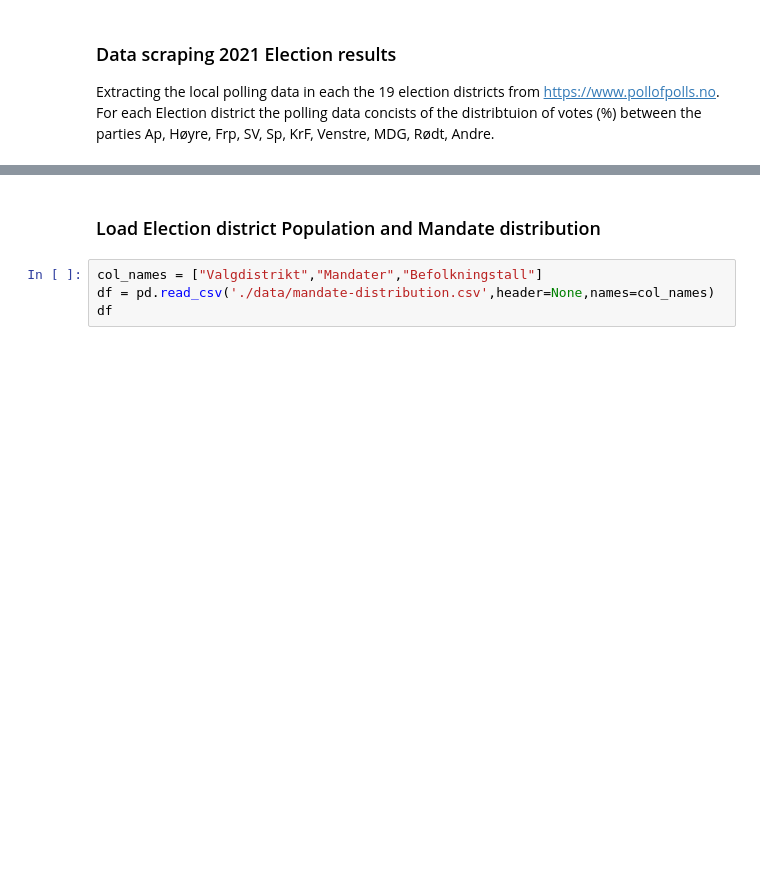
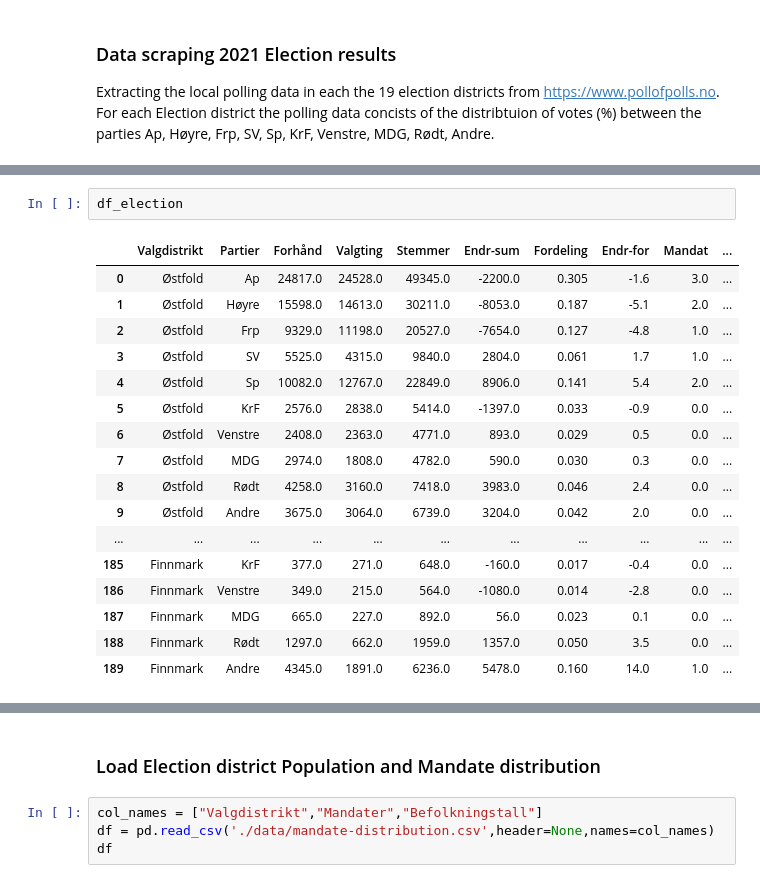
Before and after one commit to mathiasrm1/Stortingvalg-2025, a Jupyter notebook: Stortingvalg-prediction-2025.ipynb, the cells around one changed output, grey strips where cells are left out. Cells and saved outputs as stored; diff of their text form; blank space fills up the shorter version.

```diff
--- a/Stortingvalg-prediction-2025.ipynb
+++ b/Stortingvalg-prediction-2025.ipynb
@@ -217,0 +264,20 @@ df_poll
+# %%
+df_election
+# %% [output]
+|  | Valgdistrikt | Partier | Forhånd | Valgting | Stemmer | Endr-sum | Fordeling | Endr-for | Mandat | ... |
+| 0 | Østfold | Ap | 24817.0 | 24528.0 | 49345.0 | -2200.0 | 0.305 | -1.6 | 3.0 | ... |
+| 1 | Østfold | Høyre | 15598.0 | 14613.0 | 30211.0 | -8053.0 | 0.187 | -5.1 | 2.0 | ... |
+| 2 | Østfold | Frp | 9329.0 | 11198.0 | 20527.0 | -7654.0 | 0.127 | -4.8 | 1.0 | ... |
+| 3 | Østfold | SV | 5525.0 | 4315.0 | 9840.0 | 2804.0 | 0.061 | 1.7 | 1.0 | ... |
+| 4 | Østfold | Sp | 10082.0 | 12767.0 | 22849.0 | 8906.0 | 0.141 | 5.4 | 2.0 | ... |
+| 5 | Østfold | KrF | 2576.0 | 2838.0 | 5414.0 | -1397.0 | 0.033 | -0.9 | 0.0 | ... |
+| 6 | Østfold | Venstre | 2408.0 | 2363.0 | 4771.0 | 893.0 | 0.029 | 0.5 | 0.0 | ... |
+| 7 | Østfold | MDG | 2974.0 | 1808.0 | 4782.0 | 590.0 | 0.030 | 0.3 | 0.0 | ... |
+| 8 | Østfold | Rødt | 4258.0 | 3160.0 | 7418.0 | 3983.0 | 0.046 | 2.4 | 0.0 | ... |
+| 9 | Østfold | Andre | 3675.0 | 3064.0 | 6739.0 | 3204.0 | 0.042 | 2.0 | 0.0 | ... |
+| ... | ... | ... | ... | ... | ... | ... | ... | ... | ... | ... |
+| 185 | Finnmark | KrF | 377.0 | 271.0 | 648.0 | -160.0 | 0.017 | -0.4 | 0.0 | ... |
+| 186 | Finnmark | Venstre | 349.0 | 215.0 | 564.0 | -1080.0 | 0.014 | -2.8 | 0.0 | ... |
+| 187 | Finnmark | MDG | 665.0 | 227.0 | 892.0 | 56.0 | 0.023 | 0.1 | 0.0 | ... |
+| 188 | Finnmark | Rødt | 1297.0 | 662.0 | 1959.0 | 1357.0 | 0.050 | 3.5 | 0.0 | ... |
+| 189 | Finnmark | Andre | 4345.0 | 1891.0 | 6236.0 | 5478.0 | 0.160 | 14.0 | 1.0 | ... |
```
Also changed, not shown: parts of 19 cells of this notebook, 3 other files.
